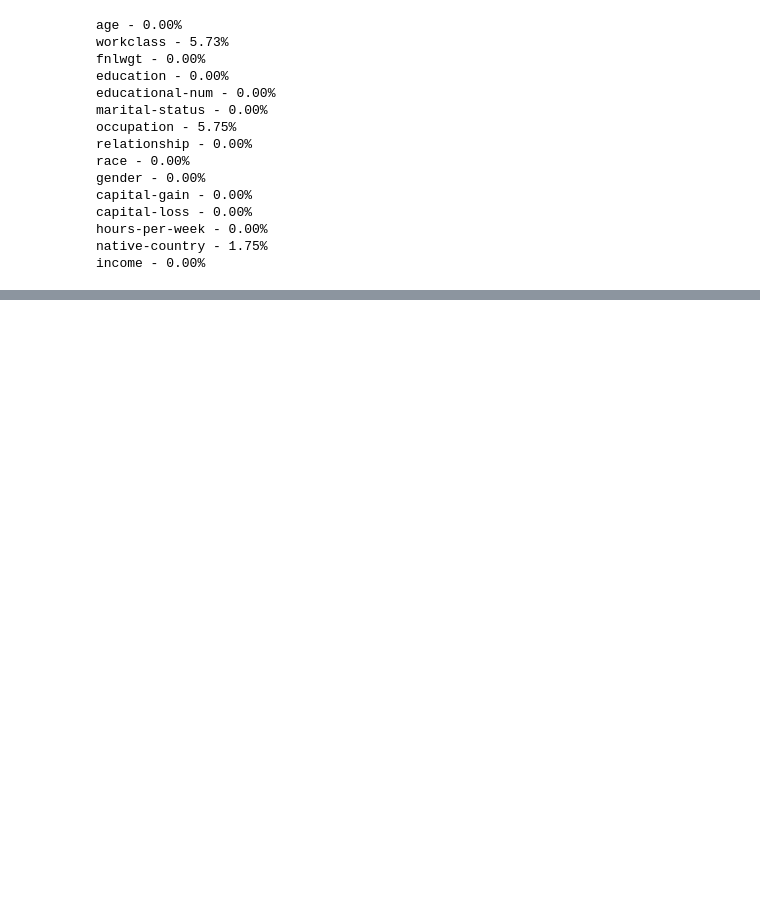
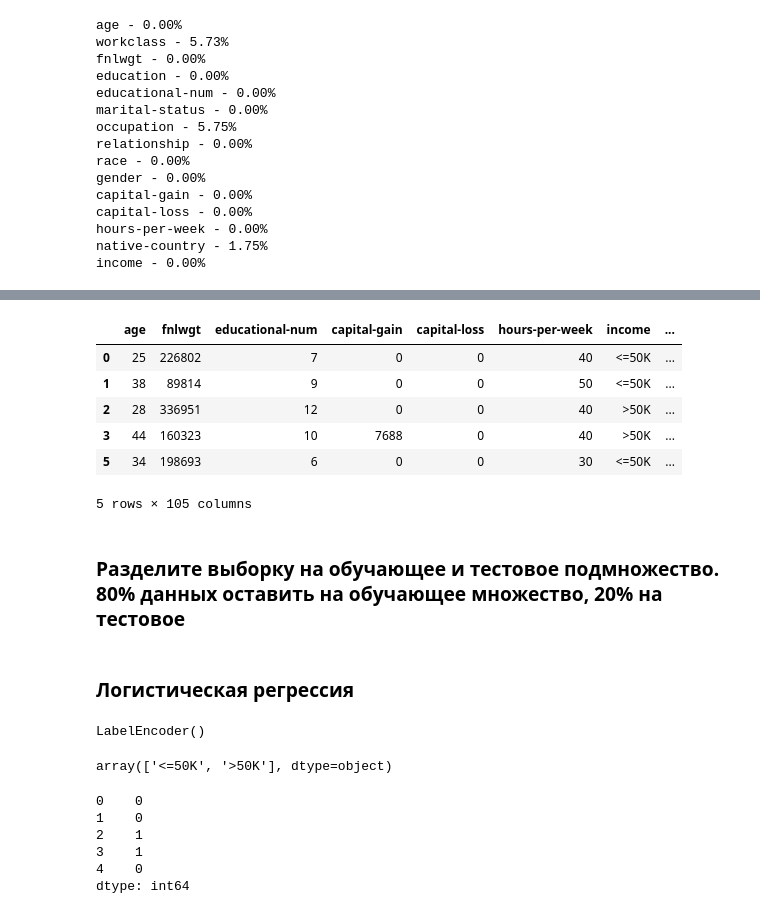
Before and after one commit to AMoty/DS_ML, a Jupyter notebook: DZ1.ipynb, the cells around one changed output, grey strips where cells are left out. Drawn from its saved outputs; the diff is of its cells as text; code cells hidden in the pictures; blank space fills up the shorter version.

```diff
--- a/DZ1.ipynb
+++ b/DZ1.ipynb
@@ -221,0 +96,2 @@ ax = ll['income'].value_counts(normalize= True).plot(kind = 'bar', color = ['k',
+# %%
+df = df.dropna()
@@ -221,0 +100,19 @@ ax = ll['income'].value_counts(normalize= True).plot(kind = 'bar', color = ['k',
+# %%
+ll = pd.get_dummies(df, columns = ["workclass", "education", "marital-status", "occupation",
+                              "relationship", "race", "gender", "native-country"],
+                             prefix=["workclass", "education", "marital", "occupation",
+                              "relationship", "race", "gender", "country"])
+# %%
+ll.head()
+# %% [output]
+|  | age | fnlwgt | educational-num | capital-gain | capital-loss | hours-per-week | income | ... |
+| 0 | 25 | 226802 | 7 | 0 | 0 | 40 | <=50K | ... |
+| 1 | 38 | 89814 | 9 | 0 | 0 | 50 | <=50K | ... |
+| 2 | 28 | 336951 | 12 | 0 | 0 | 40 | >50K | ... |
+| 3 | 44 | 160323 | 10 | 7688 | 0 | 40 | >50K | ... |
+| 5 | 34 | 198693 | 6 | 0 | 0 | 30 | <=50K | ... |
+5 rows × 105 columns
+# %% [markdown]
+### Разделите выборку на обучающее и тестовое подмножество. 80% данных оставить на обучающее множество, 20% на тестовое
+# %% [markdown]
+### Логистическая регрессия
@@ -221,0 +124,8 @@ ax = ll['income'].value_counts(normalize= True).plot(kind = 'bar', color = ['k',
+# %%
+le.fit(ll["income"])
+# %% [output]
+LabelEncoder()
+# %%
+le.classes_
+# %% [output]
+array(['<=50K', '>50K'], dtype=object)
@@ -221,0 +139,9 @@ ax = ll['income'].value_counts(normalize= True).plot(kind = 'bar', color = ['k',
+# %%
+y.head()
+# %% [output]
+0    0
+1    0
+2    1
+3    1
+4    0
+dtype: int64
```
Also changed, not shown: parts of 51 cells of this notebook.
